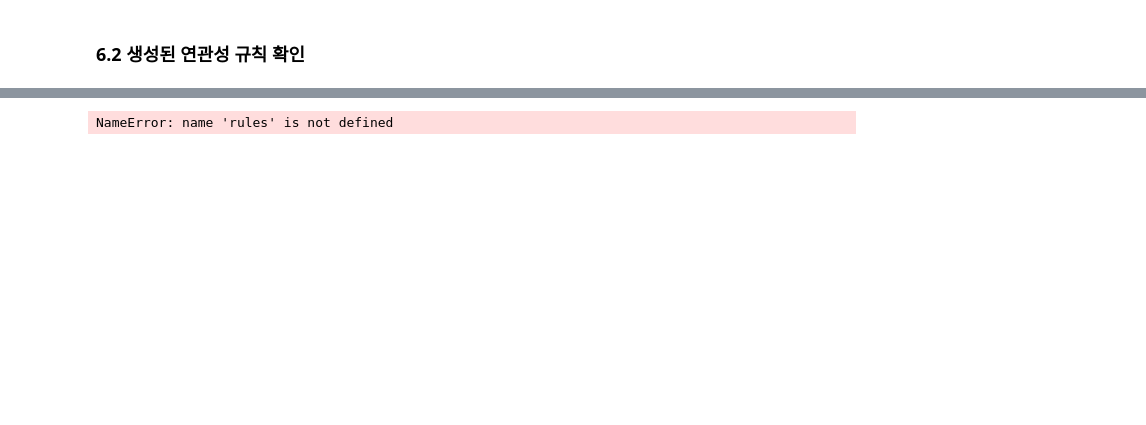
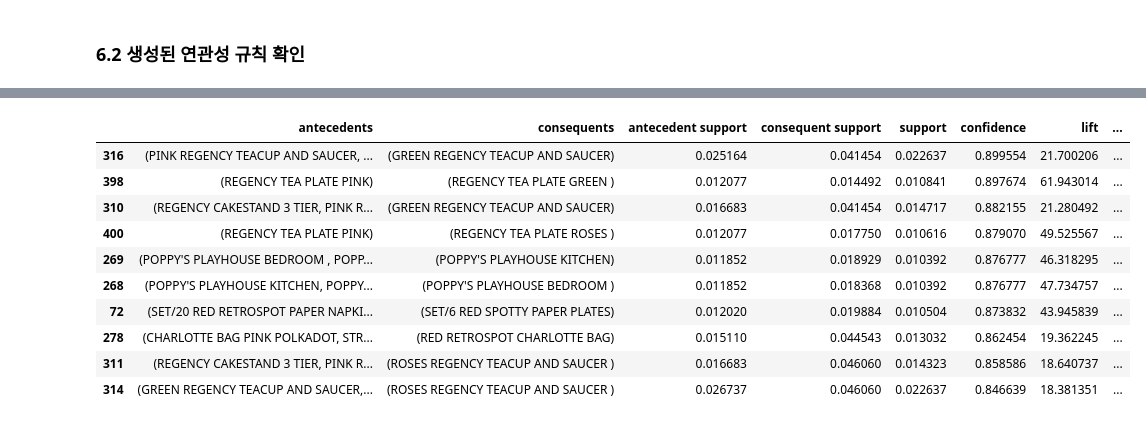
Before and after one commit to MattersOfData/CRM-Analysis, a Jupyter notebook: DAY2_Online Analysis.ipynb, the cells around one changed output, grey strips where cells are left out. Drawn from its saved outputs; the diff is of its cells as text; code cells hidden in the pictures; blank space fills up the shorter version.

```diff
--- a/DAY2_Online Analysis.ipynb
+++ b/DAY2_Online Analysis.ipynb
@@ -478,7 +512,17 @@ rules_conf_20.sort_values(['lift'],ascending = False).head(10)
 # %%
-rules.sort_values(['confidence'], ascending=False).head(10)
+rules_conf_20.sort_values(['confidence'], ascending=False).head(10)
 # %% [output]
-NameError: name 'rules' is not defined
+|  | antecedents | consequents | antecedent support | consequent support | support | confidence | lift | ... |
+| 316 | (PINK REGENCY TEACUP AND SAUCER, ... | (GREEN REGENCY TEACUP AND SAUCER) | 0.025164 | 0.041454 | 0.022637 | 0.899554 | 21.700206 | ... |
+| 398 | (REGENCY TEA PLATE PINK) | (REGENCY TEA PLATE GREEN ) | 0.012077 | 0.014492 | 0.010841 | 0.897674 | 61.943014 | ... |
+| 310 | (REGENCY CAKESTAND 3 TIER, PINK R... | (GREEN REGENCY TEACUP AND SAUCER) | 0.016683 | 0.041454 | 0.014717 | 0.882155 | 21.280492 | ... |
+| 400 | (REGENCY TEA PLATE PINK) | (REGENCY TEA PLATE ROSES ) | 0.012077 | 0.017750 | 0.010616 | 0.879070 | 49.525567 | ... |
+| 269 | (POPPY'S PLAYHOUSE BEDROOM , POPP... | (POPPY'S PLAYHOUSE KITCHEN) | 0.011852 | 0.018929 | 0.010392 | 0.876777 | 46.318295 | ... |
+| 268 | (POPPY'S PLAYHOUSE KITCHEN, POPPY... | (POPPY'S PLAYHOUSE BEDROOM ) | 0.011852 | 0.018368 | 0.010392 | 0.876777 | 47.734757 | ... |
+| 72 | (SET/20 RED RETROSPOT PAPER NAPKI... | (SET/6 RED SPOTTY PAPER PLATES) | 0.012020 | 0.019884 | 0.010504 | 0.873832 | 43.945839 | ... |
+| 278 | (CHARLOTTE BAG PINK POLKADOT, STR... | (RED RETROSPOT CHARLOTTE BAG) | 0.015110 | 0.044543 | 0.013032 | 0.862454 | 19.362245 | ... |
+| 311 | (REGENCY CAKESTAND 3 TIER, PINK R... | (ROSES REGENCY TEACUP AND SAUCER ) | 0.016683 | 0.046060 | 0.014323 | 0.858586 | 18.640737 | ... |
+| 314 | (GREEN REGENCY TEACUP AND SAUCER,... | (ROSES REGENCY TEACUP AND SAUCER ) | 0.026737 | 0.046060 | 0.022637 | 0.846639 | 18.381351 | ... |
 # %%
 # 결과 csv로 저장
 df_csv = pd.DataFrame(rules_conf_20)
```
Also changed, not shown: parts of 19 cells of this notebook.
